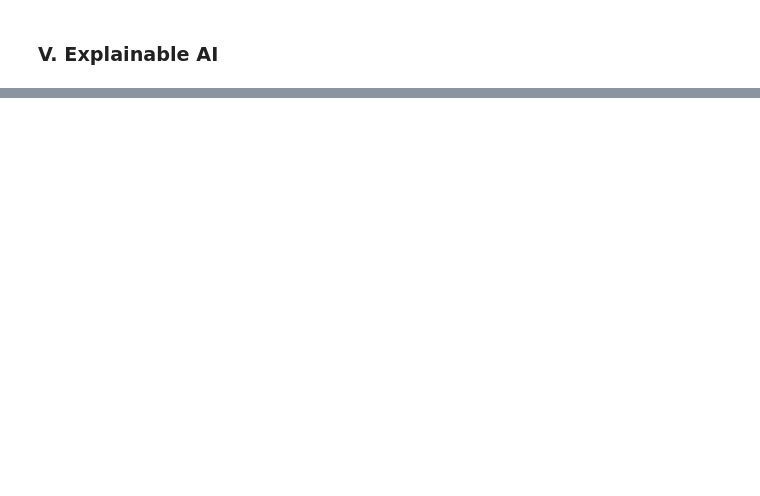
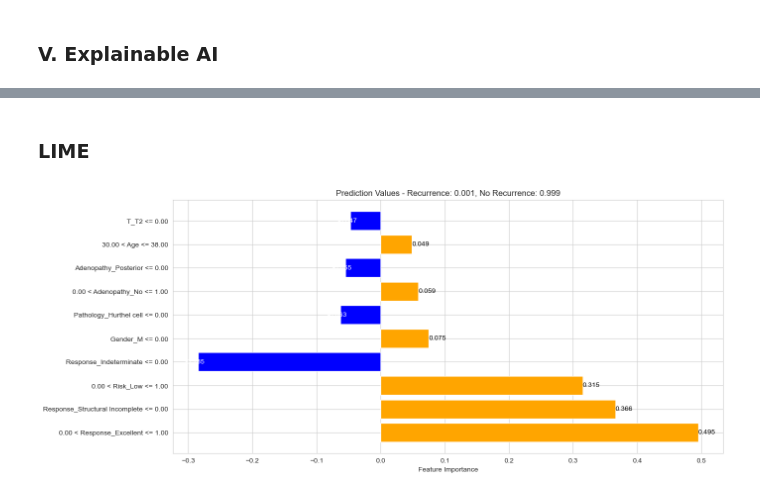
Before and after one commit to xyldxal/cmsc-177-dtcr, a Jupyter notebook: dtc_recurrence.ipynb, the cells around one changed output, grey strips where cells are left out. Drawn from its saved outputs; the diff is of its cells as text; code cells hidden in the pictures; blank space fills up the shorter version.

```diff
--- a/dtc_recurrence.ipynb
+++ b/dtc_recurrence.ipynb
@@ -1572,5 +1779,74 @@ classification metrics:
+# %% [markdown]
+### **LIME**
 # %%
-# use shap and lime
+from lime import lime_tabular
+import matplotlib.pyplot as plt
+import numpy as np
 
-# feature importance plot
-# prediction probabilities
+# Initialize LIME explainer
+explainer = lime_tabular.LimeTabularExplainer(
+    X_train.values,
+    feature_names=X_train.columns.tolist(),
+    class_names=['No Recurrence', 'Recurrence'],
+    mode='classification',
+    random_state=42
+)
+
+def explain_instance_lime(instance_idx, num_features=10):
+    """Explain a single instance using LIME with improved visualization"""
+    try:
+        # Get the instance
+        instance = X_test.iloc[instance_idx]
+        actual_label = y_cramers_smote_test.iloc[instance_idx]
+
+        # Get prediction
+        pred_proba = best_model.predict_proba([instance])[0]
+        pred_class = np.argmax(pred_proba)
+
+        # Get explanation
+        exp = explainer.explain_instance(
+            instance.values,
+            best_model.predict_proba,
+            num_features=num_features,
+            top_labels=2
+        )
+
+        # Create a figure with two subplots
+        fig, ax1 = plt.subplots(1, 1, figsize=(14, 6))
+
+        # Plot 1: LIME explanation
+        exp.as_pyplot_figure(label=pred_class)
+        plt.close()  # Close the auto-generated figure
+
+        # Recreate the plot with better formatting
+        exp_list = exp.as_list(label=pred_class)
+        features = [x[0] for x in exp_list]
+        values = [x[1] for x in exp_list]
+
+        colors = ['orange' if v > 0 else 'blue' for v in values]
+        y_pos = np.arange(len(features))
+
+        ax1.barh(y_pos, values, color=colors)
+        ax1.set_yticks(y_pos)
+        ax1.set_yticklabels(features)
+        ax1.set_title(f'Prediction Values - Recurrence: {pred_proba[1]:.3f}, No Recurrence: {pred_proba[0]:.3f}')
+        ax1.set_xlabel('Feature Importance')
+
+        # Add value labels
+        for i, v in enumerate(values):
+            ax1.text(v if v > 0 else v - 0.02,
+                    i,
+                    f"{v:.3f}",
+                    color='black' if v > 0 else 'white',
+                    va='center')
+
+        plt.tight_layout(pad=1.0)
+        plt.show()
+
+    except Exception as e:
+        print(f"Error generating explanation: {str(e)}")
+        return None
+
+explain_instance_lime(0)  # Show first instance
+# %% [output]
+[figure, added]
```
Also changed, not shown: parts of 9 cells of this notebook, 3 other files.
